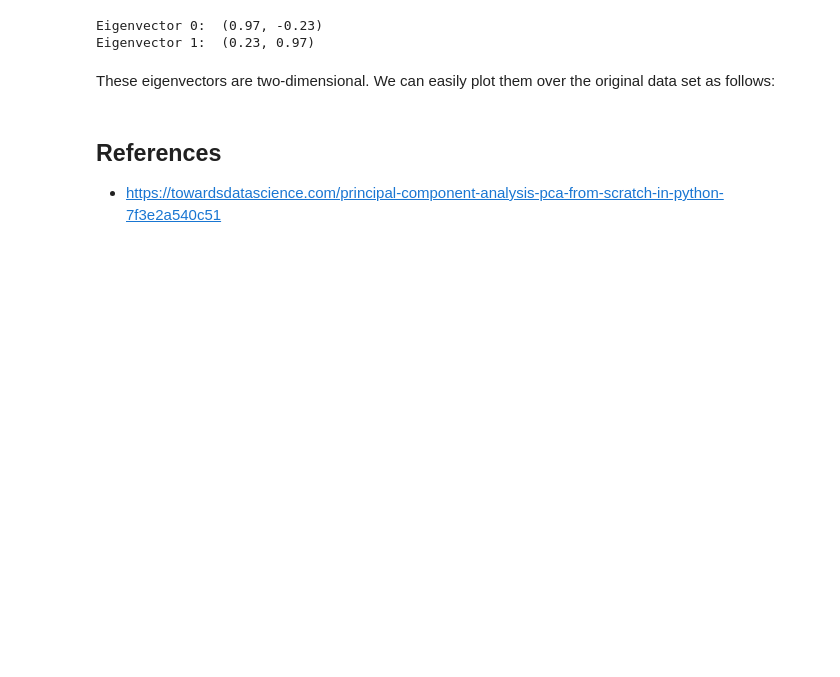
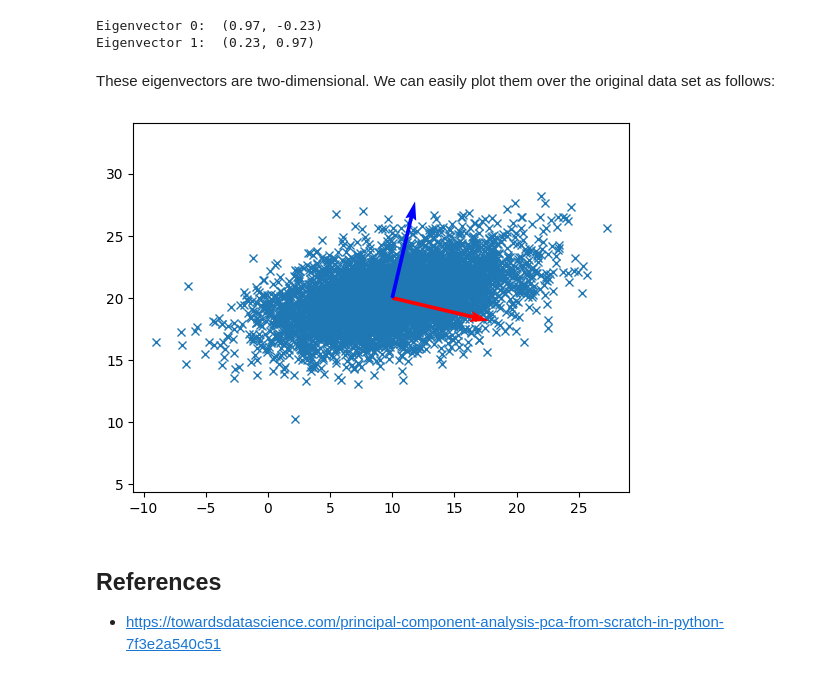
Before and after one commit to Staneesh/efi-pca, a Jupyter notebook: pca.ipynb, the cells around one changed output. Cells and saved outputs as stored; diff of their text form; code cells hidden in the pictures; blank space fills up the shorter version.

Commit message:
Work on plotting

```diff
--- a/pca.ipynb
+++ b/pca.ipynb
@@ -83,6 +83,15 @@ Eigenvector 0:  (0.97, -0.23)
 Eigenvector 1:  (0.23, 0.97)
 # %% [markdown]
 These eigenvectors are two-dimensional. We can easily plot them over the original data set as follows:
+# %%
+origin = [[means[0], means[0]], [means[1], means[1]]]
+
+plt.plot(x, y, 'x', zorder=1)
+plt.axis('equal')
+plt.quiver(*origin, vectors[:,0], vectors[:,1], color=['r','b'], scale=5, zorder=2)
+plt.show()
+# %% [output]
+[figure, added]
 # %% [markdown]
 ## References
 * https://towardsdatascience.com/principal-component-analysis-pca-from-scratch-in-python-7f3e2a540c51
```
